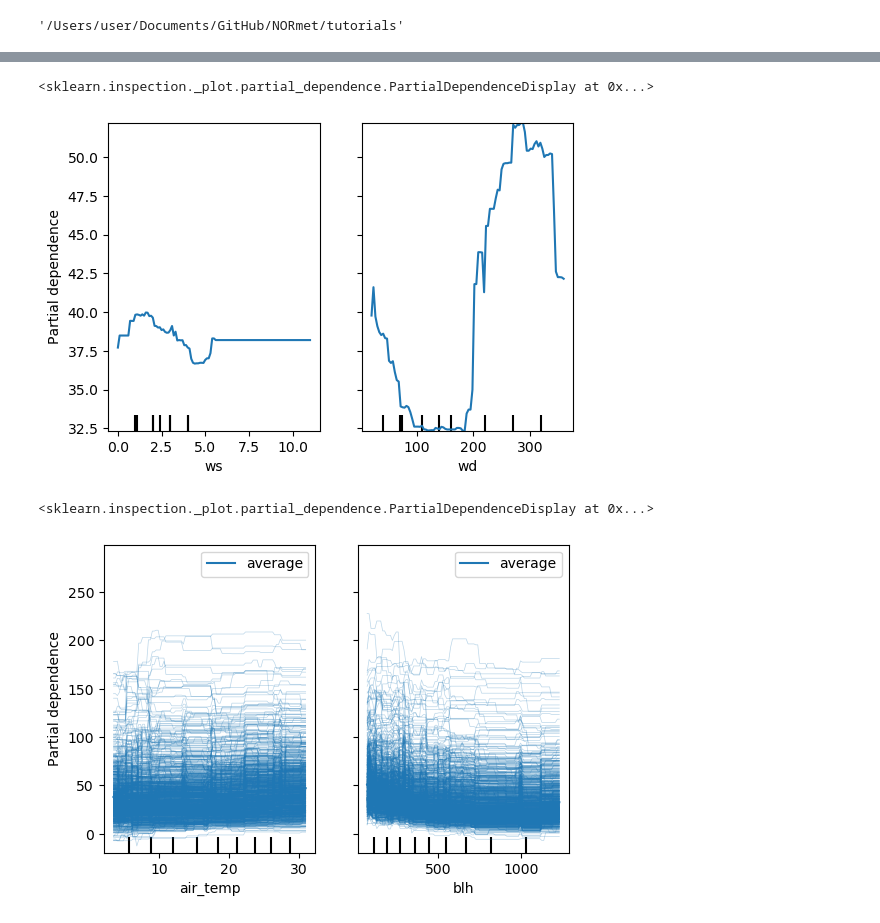
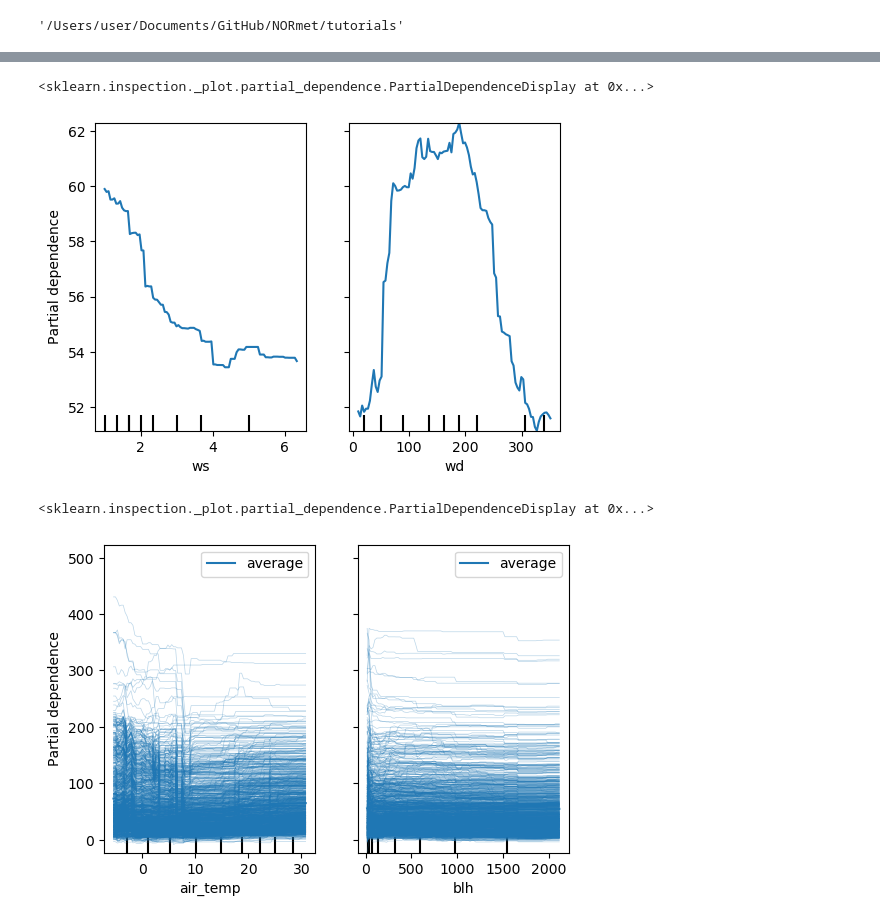
Before and after one commit to m-edal/normet, a Jupyter notebook: tutorials/Case1.ipynb, the cells around one changed output, grey strips where cells are left out. Saved outputs shown, nothing was run; the diff lists cells and outputs as text; code cells hidden in the pictures.

```diff
--- a/tutorials/Case1.ipynb
+++ b/tutorials/Case1.ipynb
@@ -72,5 +65,5 @@ df.head()
 5 rows × 28 columns
 # %%
 automl=ad.train_model(df,variables=all_features,
-                time_budget= 10,  metric= 'r2', task= 'regression', seed= 7654321);
+                time_budget= 120,  metric= 'r2', estimator_list=['lgbm'],task= 'regression', seed= 7654321);
 # %% [output]
@@ -132,13 +121,13 @@ pdp.pdp_plot(automl, df, feature_names=all_features,figsize=(8,8),hspace=0.4)
 # %%
-pdp.pdp_plot(automl, df, feature_names=all_features,variables=['ws','wd'],kind='average',figsize=(6,4),hspace=0.4)
+pdp.pdp_plot(automl, df, feature_names=all_features,variables=['ws','wd'],kind='average',figsize=(6,4))
 # %% [output]
 <sklearn.inspection._plot.partial_dependence.PartialDependenceDisplay at 0x...>
-[figure, old version]
+[figure, new version]
 # %%
-pdp.pdp_plot(automl, df, feature_names=all_features,variables=['air_temp','blh'],kind='both',figsize=(6,4),hspace=0.4)
+pdp.pdp_plot(automl, df, feature_names=all_features,variables=['air_temp','blh'],kind='both',figsize=(6,4))
 # %% [output]
 <sklearn.inspection._plot.partial_dependence.PartialDependenceDisplay at 0x...>
-[figure, old version]
+[figure, new version]
 # %%
 pdp.pdp_interaction(automl,df,variables=['air_temp','blh',('air_temp','blh')],kind='average',
                 training_only=True,ncols=3,figsize=(8,4),constrained_layout=True)
```
Also changed, not shown: parts of 16 cells of this notebook, 3 other files.
